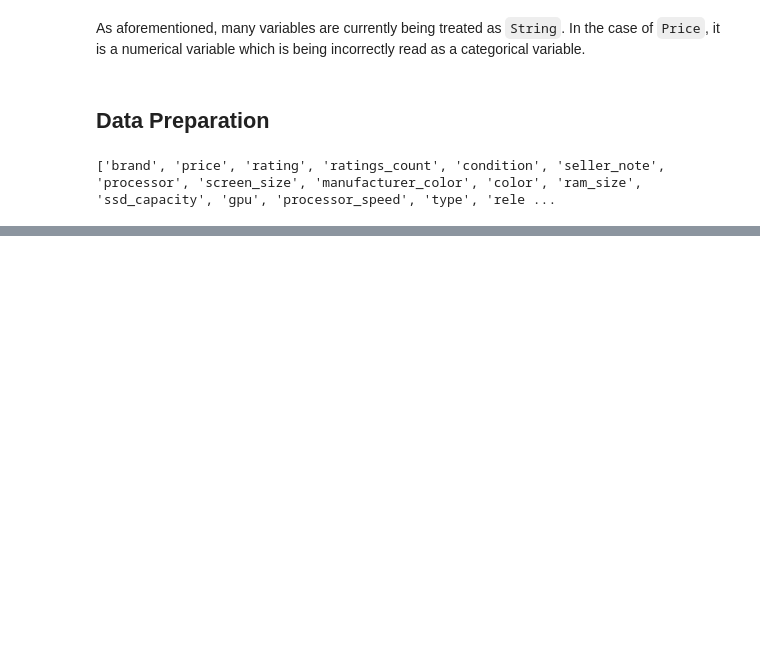
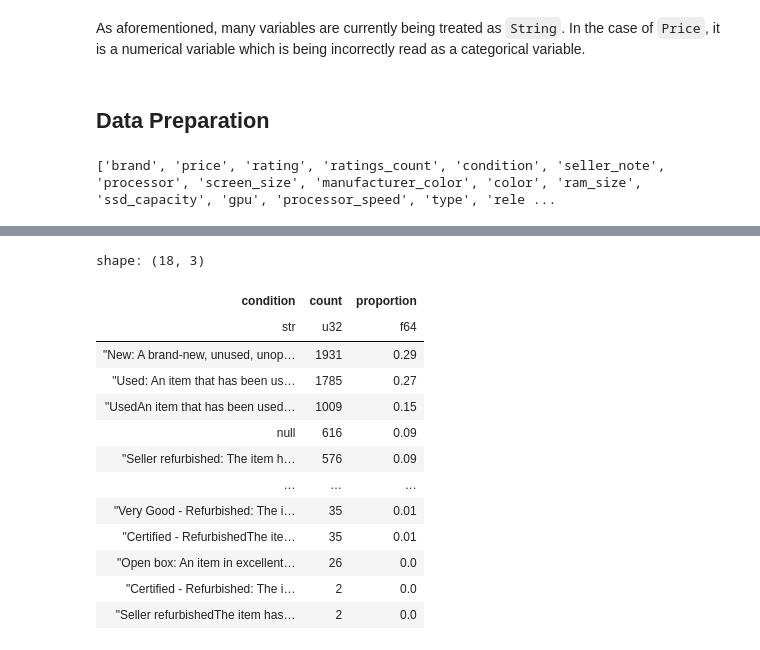
Before and after one commit to jxareas/laptop-price-catboost, a Jupyter notebook: notebooks/laptop_data_cleansing.ipynb, the cells around one changed output, grey strips where cells are left out. Cells and saved outputs as stored; diff of their text form; code cells hidden in the pictures; blank space fills up the shorter version.

```diff
--- a/notebooks/laptop_data_cleansing.ipynb
+++ b/notebooks/laptop_data_cleansing.ipynb
@@ -117,0 +174,21 @@ Nulls:
+# %%
+# Taking a look at the values counts for the `condition` column
+
+df['condition'].value_counts().with_columns(
+    (pl.col('count') / len(df)).round(2).alias('proportion')
+).sort(by='count', descending=True)
+# %% [output]
+shape: (18, 3)
+| condition | count | proportion |
+| str | u32 | f64 |
+| "New: A brand-new, unused, unop… | 1931 | 0.29 |
+| "Used: An item that has been us… | 1785 | 0.27 |
+| "UsedAn item that has been used… | 1009 | 0.15 |
+| null | 616 | 0.09 |
+| "Seller refurbished: The item h… | 576 | 0.09 |
+| … | … | … |
+| "Very Good - Refurbished: The i… | 35 | 0.01 |
+| "Certified - RefurbishedThe ite… | 35 | 0.01 |
+| "Open box: An item in excellent… | 26 | 0.0 |
+| "Certified - Refurbished: The i… | 2 | 0.0 |
+| "Seller refurbishedThe item has… | 2 | 0.0 |
```
Also changed, not shown: parts of 11 cells of this notebook, 3 other files.
